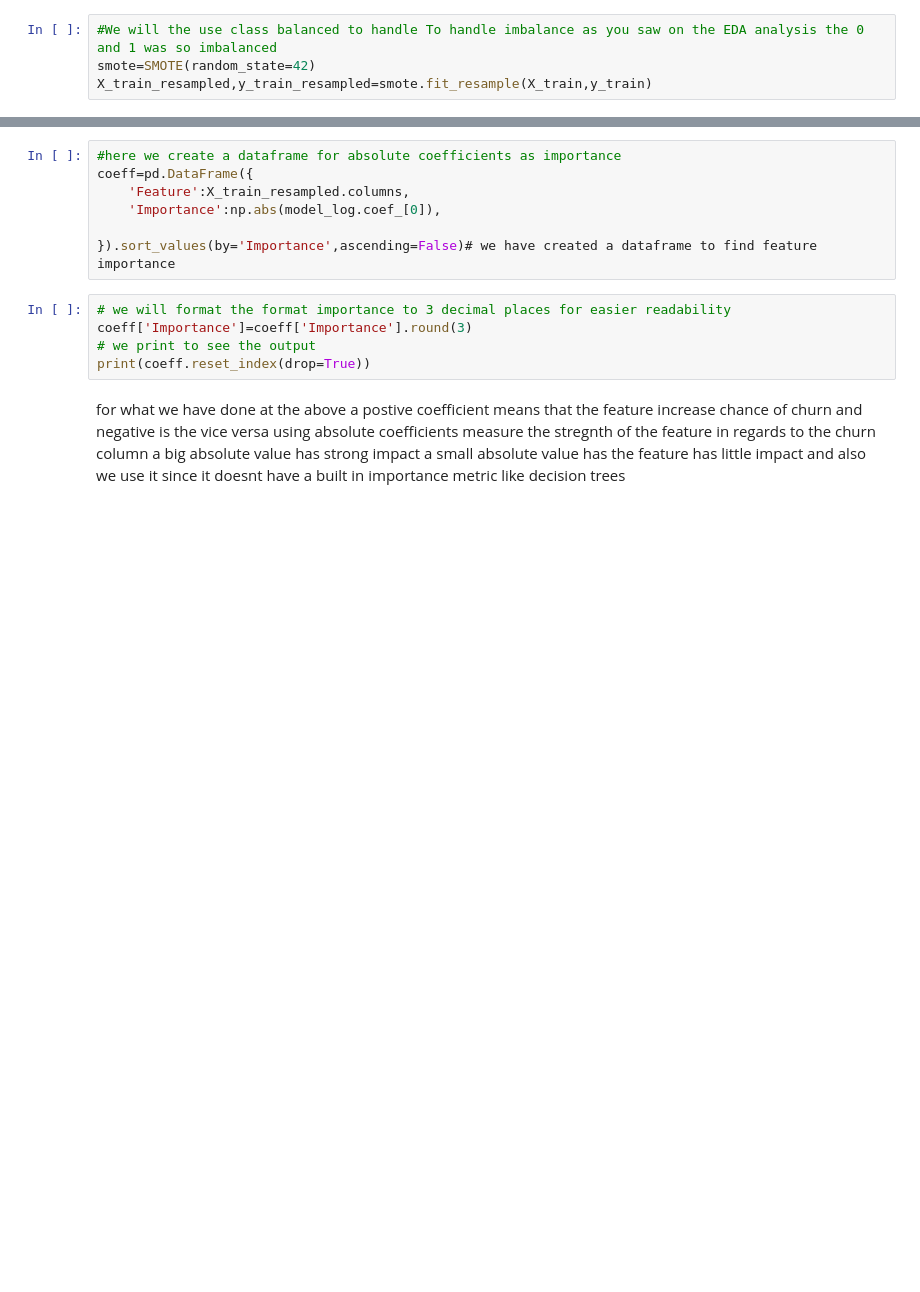
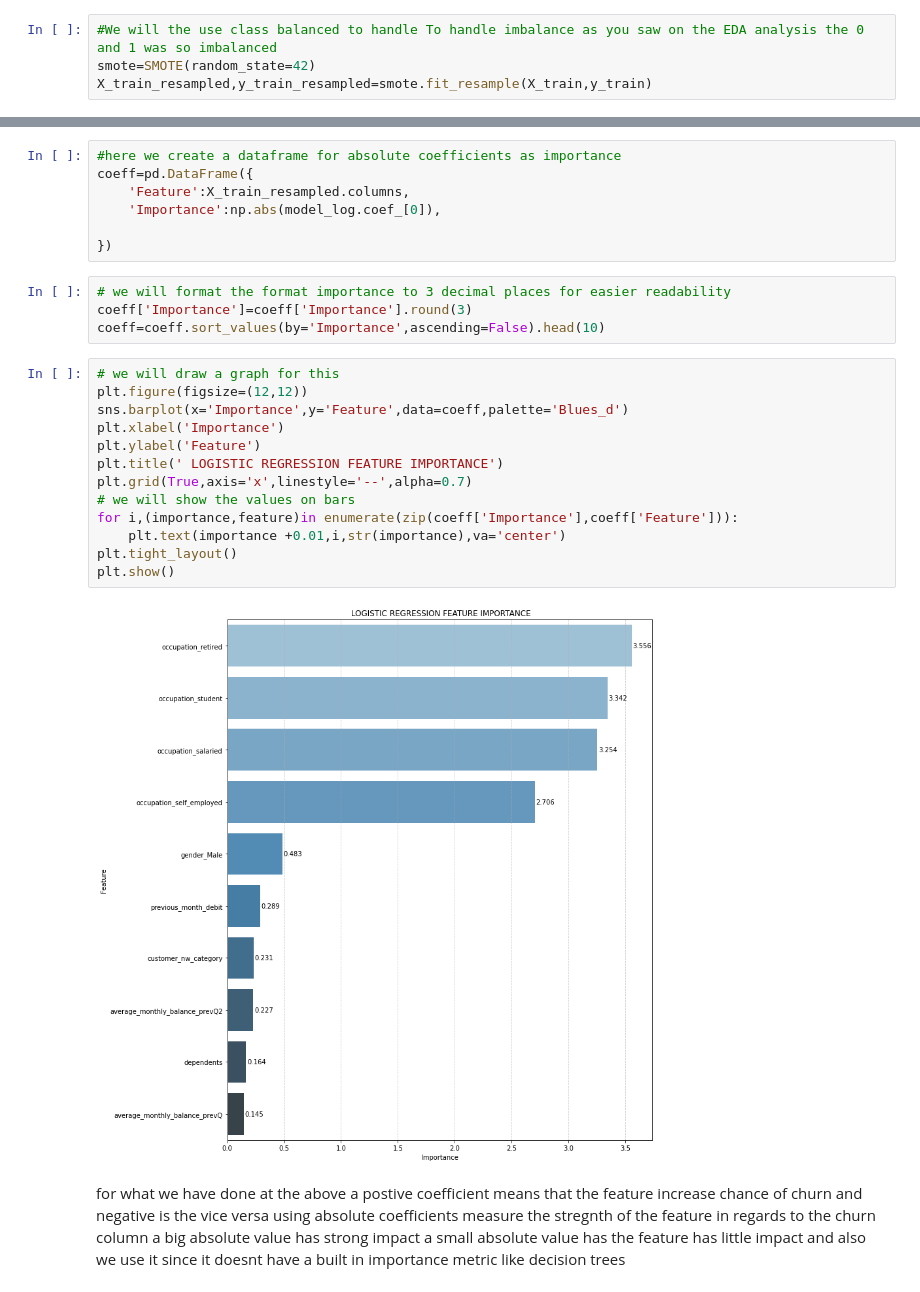
Before and after one commit to justicee-dev/bank-churn, a Jupyter notebook: Project.ipynb, the cells around one changed output, grey strips where cells are left out. Drawn from its saved outputs; the diff is of its cells as text; blank space fills up the shorter version.

```diff
--- a/Project.ipynb
+++ b/Project.ipynb
@@ -387,12 +408,26 @@ coeff=pd.DataFrame({
     'Feature':X_train_resampled.columns,
     'Importance':np.abs(model_log.coef_[0]),
 
-}).sort_values(by='Importance',ascending=False)# we have created a dataframe to find feature importance
+})
 # %%
 # we will format the format importance to 3 decimal places for easier readability
 coeff['Importance']=coeff['Importance'].round(3)
-# we print to see the output
-print(coeff.reset_index(drop=True))
+coeff=coeff.sort_values(by='Importance',ascending=False).head(10)
+# %%
+# we will draw a graph for this
+plt.figure(figsize=(12,12))
+sns.barplot(x='Importance',y='Feature',data=coeff,palette='Blues_d')
+plt.xlabel('Importance')
+plt.ylabel('Feature')
+plt.title(' LOGISTIC REGRESSION FEATURE IMPORTANCE')
+plt.grid(True,axis='x',linestyle='--',alpha=0.7)
+# we will show the values on bars
+for i,(importance,feature)in enumerate(zip(coeff['Importance'],coeff['Feature'])):
+    plt.text(importance +0.01,i,str(importance),va='center')
+plt.tight_layout()
+plt.show()
+# %% [output]
+[figure, added]
 # %% [markdown]
 for what we have done at the above a postive coefficient means that the feature increase chance of churn and negative is the vice versa
 using absolute coefficients measure the stregnth of the feature in regards to the churn column
```
Also changed, not shown: parts of 28 cells of this notebook, 1 other file.
